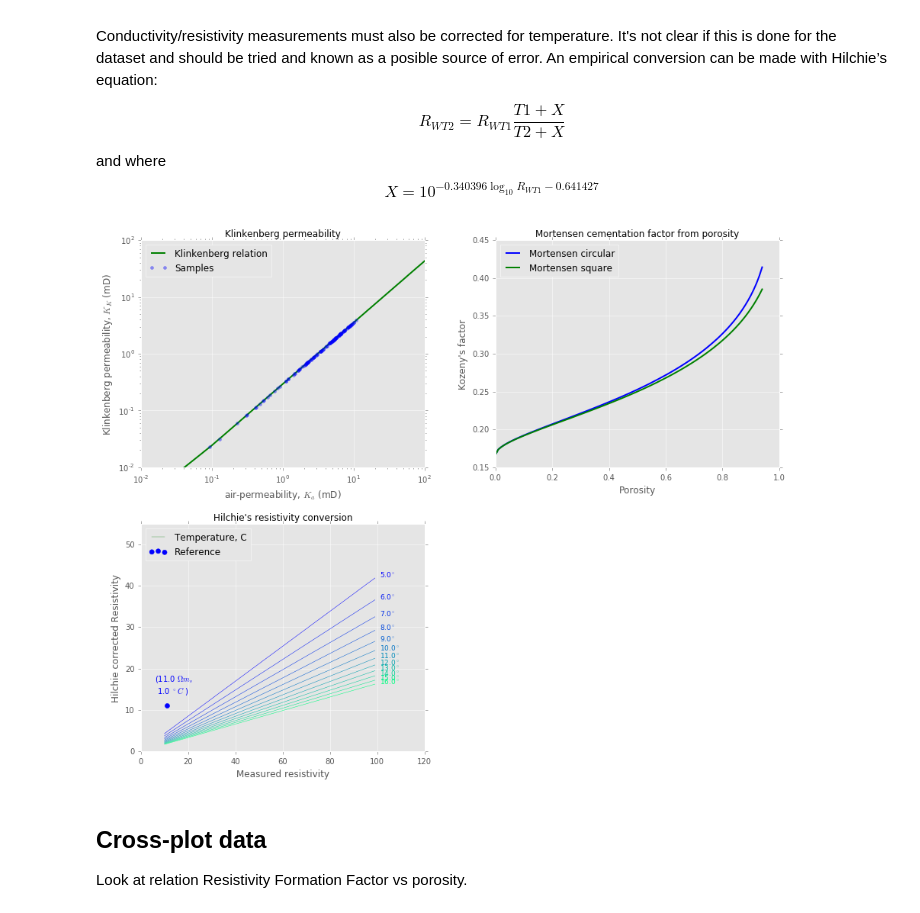
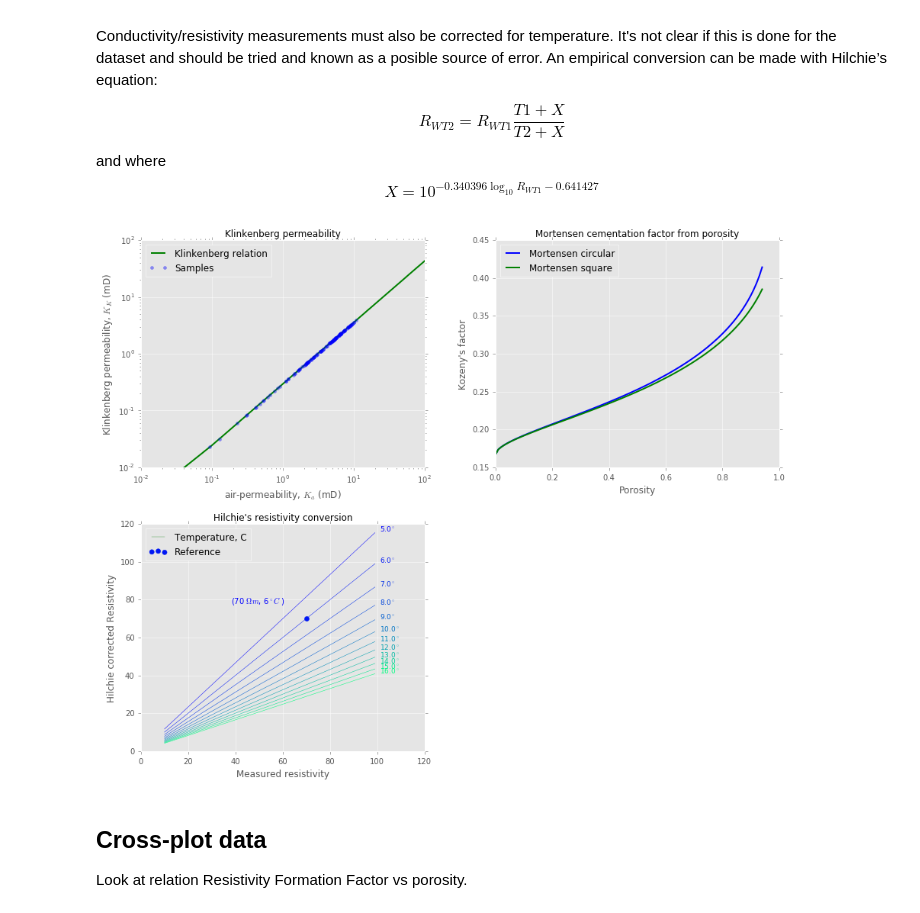
Before and after one commit to TobbeTripitaka/Dalbyover, a Jupyter notebook: Dalbyover sonic log.ipynb, the cells around one changed output. Drawn from its saved outputs; the diff is of its cells as text; code cells hidden in the pictures.

Commit message:
minor plot Hilchie

```diff
--- a/Dalbyover sonic log.ipynb
+++ b/Dalbyover sonic log.ipynb
@@ -587,8 +587,7 @@ mortensen2 = lambda c_phi: 1./(4*math.cos((1./3)*math.acos(c_phi*2-1)+4*math.pi/
 # Hilchie. Set reference sample
 def hilchie(r_array, t_array, R1, T1):
     H = 10.**(-0.340396*math.log10(R1)+0.641427)
-    h_array = r_array*(T1+H)/(t_array+H)
-    return h_array
+    return r_array*(T1+H)/(t_array+H)
 
 #Plot exemples
 ax1 = plt.subplot(2, 2, 1)
@@ -624,41 +623,42 @@ res_in = np.arange(10, 100, 1, dtype=np.float)
 t_step_array=np.ones_like(res_in)
 hilchie_temps = np.arange(5,17,1, dtype=np.float) # Plot temperatures
 color_idx = np.linspace(0, 1, len(hilchie_temps))
-ref_D = 1
-R1= res_in[ref_D]
-T1 = t_step_array[ref_D]
+
+ref_D = 5
+R1= 70
+T1 = 6
 
 for i, T2 in zip(color_idx, hilchie_temps):
     hilchie_range = hilchie(res_in, t_step_array*T2, R1, T1)
     ax3.plot(res_in, hilchie_range, color=plt.cm.winter(i) ,lw=0.5)
     ax3.text(101, hilchie(100,T2,R1,T1), str(T2)+'$^\circ$', fontsize=9, color=plt.cm.winter(i))
-
-ax3.scatter(R1,hilchie(R1,T1,R1,T1),color='b',marker='.', s=150, label='Reference')
-ax3.text(R1-5, hilchie(R1,T1,R1,T1)+3, '(%s $\Omega m$, \n %s $^\circ C$ )'%(R1, T1), fontsize=10, color='b')
+    if T1 == T2:
+        ax3.scatter(R1,hilchie(R1,T1,R1,T1),color=plt.cm.winter(i),marker='.', s=150, label='Reference')
+        ax3.text(R1-32,hilchie(R1,T1,R1,T1)+8, '(%s $\Omega m$, %s$^\circ C$ )'%(R1, T1), fontsize=10, color='b')
 
 ax3.plot(res_in+10000,hilchie_range,'g',lw=0.3, label='Temperature, C')
 ax3.legend(loc=2)
 plt.ylabel('Hilchie corrected Resistivity', fontsize = 12)
 plt.xlabel('Measured resistivity', fontsize = 12)
 plt.xlim(0, 120)
-plt.ylim(0, 55)
+plt.ylim(0, 120)
 
 #Correct Data:
 klinkenberg_inter = np.array([klinkenberg(c) for c in PERM_inter])
 
 #    ref_index = (data['DEPTH']==ref_D).argmax()
 #    R1=r_array[ref_index]
 #    T1 = t_array[ref_index]
 #for electric in ['E1','E2','G']:
 #    data['RES_'+electric +'_hilchie'] = 1/np.array([hilchie(t) for t in data['COND_' + electric]])
 
 #data[] = np.array([klinkenberg(c) for c in PERM_inter])
 #klinkenberg_inter = np.array([klinkenberg(c) for c in PERM_inter])
 #klinkenberg_inter = np.array([klinkenberg(c) for c in PERM_inter])
 
 plt.show()
 # %% [output]
-[figure, old version]
+[figure, new version]
 # %% [markdown]
 ## Cross-plot data
 
```
